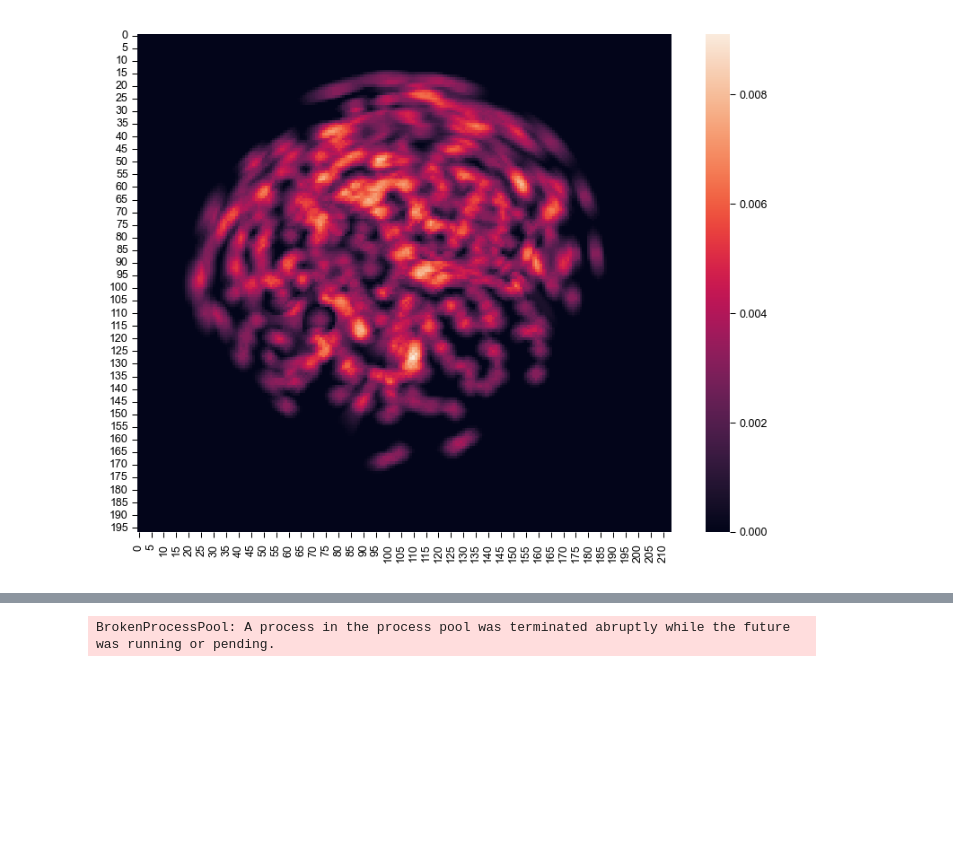
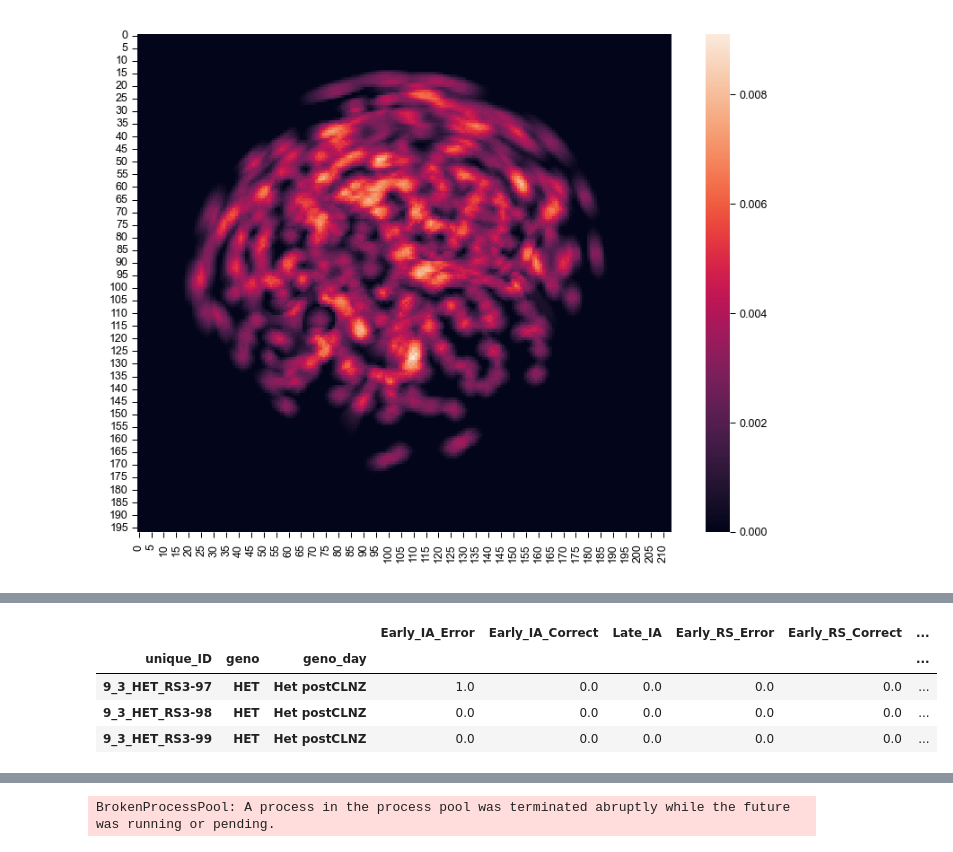
Before and after one commit to cjohnsoncruz/dlx56_mPFC_1p_SohalLab, a Jupyter notebook: code/preprocess matlab data v1.ipynb, the cells around one changed output, grey strips where cells are left out. Saved outputs shown, nothing was run; the diff lists cells and outputs as text; code cells hidden in the pictures; blank space fills up the shorter version.

```diff
--- a/code/preprocess matlab data v1.ipynb
+++ b/code/preprocess matlab data v1.ipynb
@@ -39,4 +39,7 @@ analysis_config = load_analysis_config(config_path)
 # %%
 type(analysis_config)
 analysis_config
+stage_names = analysis_config.task_phase_names
+stage_cols =  stage_names
+stage_names
 # %% [output]
@@ -309,3 +292,13 @@ None
 | 2 | Early_IA_Correct | IA | Correct | 1 | 3 | 10_3_HET_RS1 | 1 | HET | Het VEH | ... |
 | 3 | Early_IA_Correct | IA | Correct | 1 | 4 | 10_3_HET_RS1 | 1 | HET | Het VEH | ... |
 3 rows × 93 columns
+# %%
+#get ensemble info from canon df
+canon_ensembles  = canonical_data.groupby(by = ['unique_ID', 'geno', 'geno_day'])[stage_cols].first()
+canon_ensembles.tail(3)
+# %% [output]
+|  |  |  | Early_IA_Error | Early_IA_Correct | Late_IA | Early_RS_Error | Early_RS_Correct | ... |
+| unique_ID | geno | geno_day |  |  |  |  |  | ... |
+| 9_3_HET_RS3-97 | HET | Het postCLNZ | 1.0 | 0.0 | 0.0 | 0.0 | 0.0 | ... |
+| 9_3_HET_RS3-98 | HET | Het postCLNZ | 0.0 | 0.0 | 0.0 | 0.0 | 0.0 | ... |
+| 9_3_HET_RS3-99 | HET | Het postCLNZ | 0.0 | 0.0 | 0.0 | 0.0 | 0.0 | ... |
```
Also changed, not shown: parts of 59 cells of this notebook, 2 other files.
